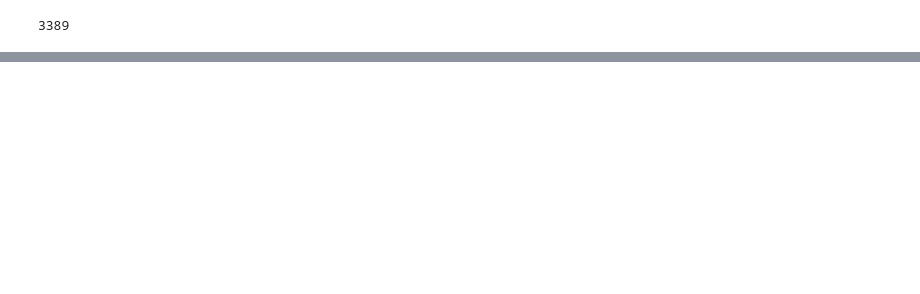
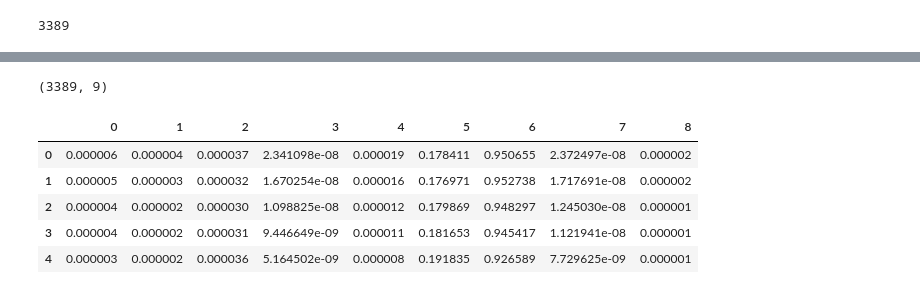
Before and after one commit to SGnawali25/DOE, a Jupyter notebook: code/ph/Data_interplotation.ipynb, the cells around one changed output, grey strips where cells are left out. Saved outputs shown, nothing was run; the diff lists cells and outputs as text; code cells hidden in the pictures; blank space fills up the shorter version.

```diff
--- a/code/ph/Data_interplotation.ipynb
+++ b/code/ph/Data_interplotation.ipynb
@@ -163,3 +170,5 @@ dtype: int64
+# %%
+df_interpolate = df_interpolate.dropna()
 # %%
 test_df = df_interpolate.drop(columns = ["dt"])
 test_df.shape
@@ -168,5 +177,3 @@ test_df.shape
-# %%
-test_df = test_df.dropna()
 # %%
 print(test_df.shape)
 test_df.isna().sum()
@@ -286,0 +322,14 @@ Number of anomalies detected: 249
+# %%
+predicted_df = pd.DataFrame(reconstructed_data)
+predicted_df.shape
+# %% [output]
+(3389, 9)
+# %%
+predicted_df.head()
+# %% [output]
+|  | 0 | 1 | 2 | 3 | 4 | 5 | 6 | 7 | 8 |
+| 0 | 0.000006 | 0.000004 | 0.000037 | 2.341098e-08 | 0.000019 | 0.178411 | 0.950655 | 2.372497e-08 | 0.000002 |
+| 1 | 0.000005 | 0.000003 | 0.000032 | 1.670254e-08 | 0.000016 | 0.176971 | 0.952738 | 1.717691e-08 | 0.000002 |
+| 2 | 0.000004 | 0.000002 | 0.000030 | 1.098825e-08 | 0.000012 | 0.179869 | 0.948297 | 1.245030e-08 | 0.000001 |
+| 3 | 0.000004 | 0.000002 | 0.000031 | 9.446649e-09 | 0.000011 | 0.181653 | 0.945417 | 1.121941e-08 | 0.000001 |
+| 4 | 0.000003 | 0.000002 | 0.000036 | 5.164502e-09 | 0.000008 | 0.191835 | 0.926589 | 7.729625e-09 | 0.000001 |
```
Also changed, not shown: parts of 23 cells of this notebook, 2 other files.
